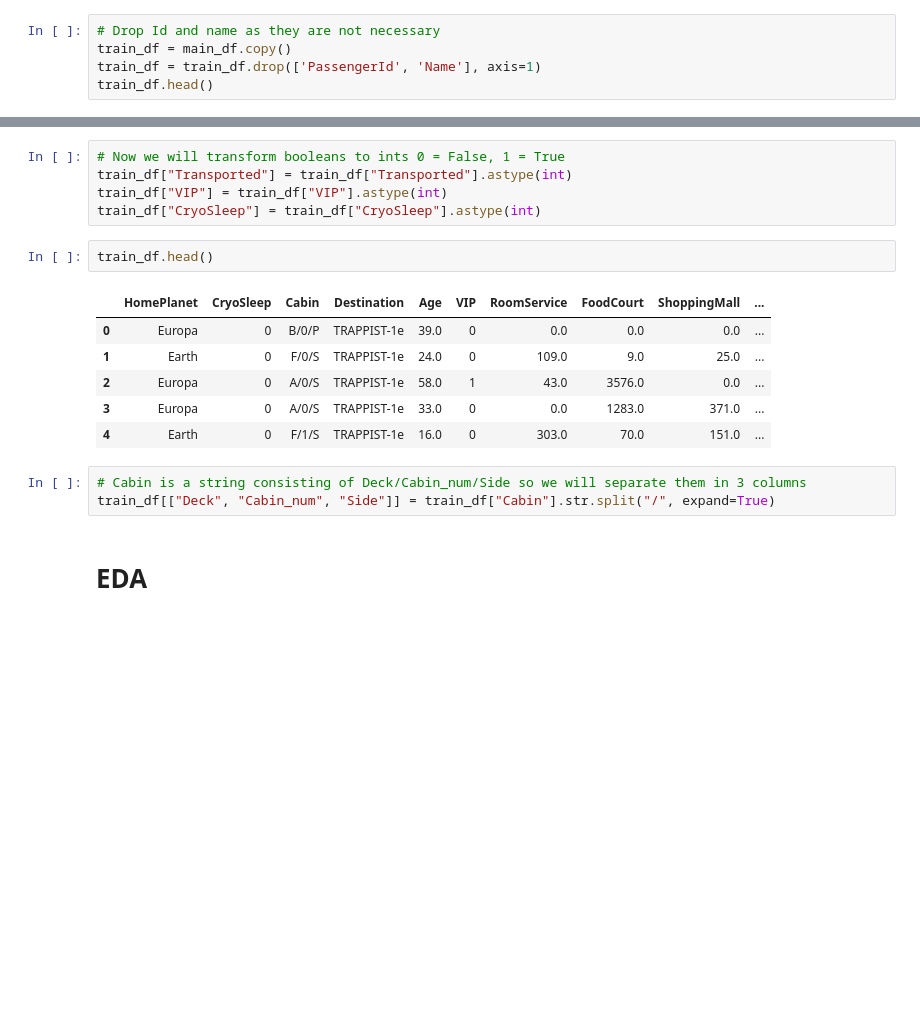
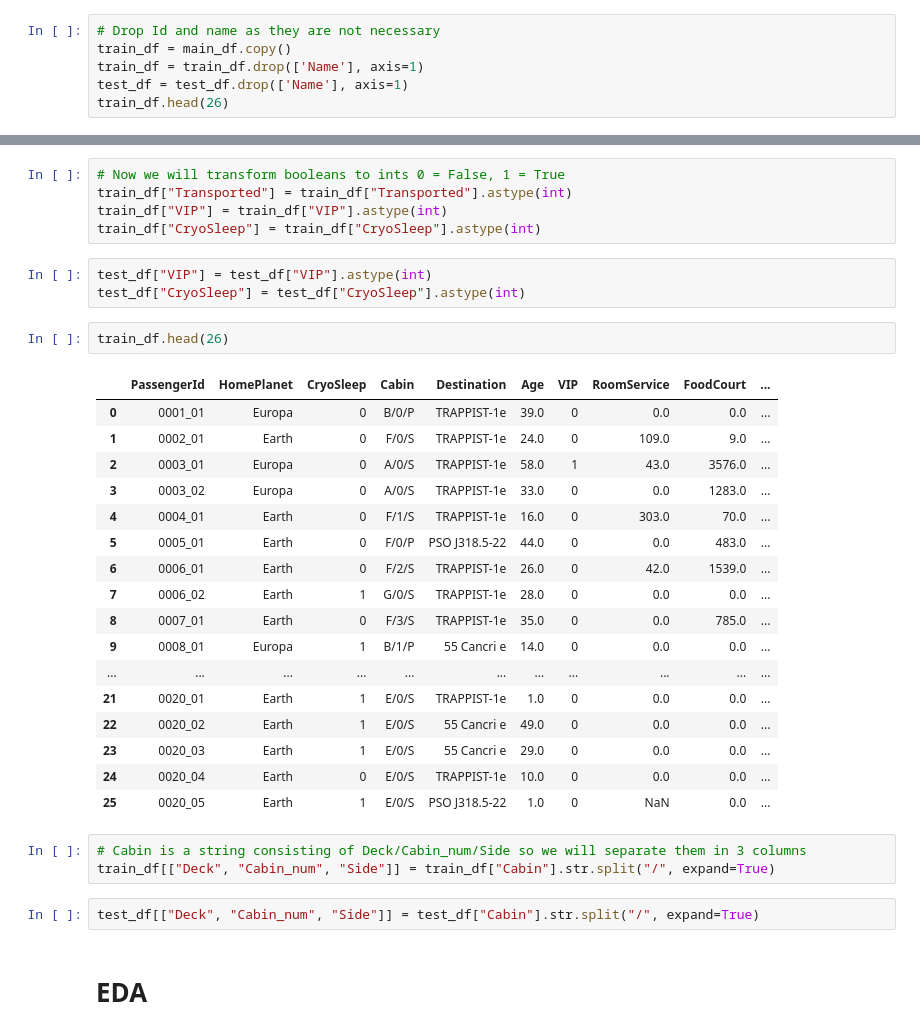
Before and after one commit to JavierMatasPose/Spaceship-Kaggle, a Jupyter notebook: main.ipynb, the cells around one changed output, grey strips where cells are left out. Saved outputs shown, nothing was run; the diff lists cells and outputs as text; blank space fills up the shorter version.

```diff
--- a/main.ipynb
+++ b/main.ipynb
@@ -106,6 +138,7 @@ Prepare dataset for training
 # %%
 # Drop Id and name as they are not necessary
 train_df = main_df.copy()
-train_df = train_df.drop(['PassengerId', 'Name'], axis=1)
-train_df.head()
+train_df = train_df.drop(['Name'], axis=1)
+test_df = test_df.drop(['Name'], axis=1)
+train_df.head(26)
 # %% [output]
@@ -155,18 +234,34 @@ dtype: int64
 train_df["Transported"] = train_df["Transported"].astype(int)
 train_df["VIP"] = train_df["VIP"].astype(int)
 train_df["CryoSleep"] = train_df["CryoSleep"].astype(int)
+# %%
+test_df["VIP"] = test_df["VIP"].astype(int)
+test_df["CryoSleep"] = test_df["CryoSleep"].astype(int)
 # %%
-train_df.head()
+train_df.head(26)
 # %% [output]
-|  | HomePlanet | CryoSleep | Cabin | Destination | Age | VIP | RoomService | FoodCourt | ShoppingMall | ... |
-| 0 | Europa | 0 | B/0/P | TRAPPIST-1e | 39.0 | 0 | 0.0 | 0.0 | 0.0 | ... |
-| 1 | Earth | 0 | F/0/S | TRAPPIST-1e | 24.0 | 0 | 109.0 | 9.0 | 25.0 | ... |
-| 2 | Europa | 0 | A/0/S | TRAPPIST-1e | 58.0 | 1 | 43.0 | 3576.0 | 0.0 | ... |
-| 3 | Europa | 0 | A/0/S | TRAPPIST-1e | 33.0 | 0 | 0.0 | 1283.0 | 371.0 | ... |
-| 4 | Earth | 0 | F/1/S | TRAPPIST-1e | 16.0 | 0 | 303.0 | 70.0 | 151.0 | ... |
+|  | PassengerId | HomePlanet | CryoSleep | Cabin | Destination | Age | VIP | RoomService | FoodCourt | ... |
+| 0 | 0001_01 | Europa | 0 | B/0/P | TRAPPIST-1e | 39.0 | 0 | 0.0 | 0.0 | ... |
+| 1 | 0002_01 | Earth | 0 | F/0/S | TRAPPIST-1e | 24.0 | 0 | 109.0 | 9.0 | ... |
+| 2 | 0003_01 | Europa | 0 | A/0/S | TRAPPIST-1e | 58.0 | 1 | 43.0 | 3576.0 | ... |
+| 3 | 0003_02 | Europa | 0 | A/0/S | TRAPPIST-1e | 33.0 | 0 | 0.0 | 1283.0 | ... |
+| 4 | 0004_01 | Earth | 0 | F/1/S | TRAPPIST-1e | 16.0 | 0 | 303.0 | 70.0 | ... |
+| 5 | 0005_01 | Earth | 0 | F/0/P | PSO J318.5-22 | 44.0 | 0 | 0.0 | 483.0 | ... |
+| 6 | 0006_01 | Earth | 0 | F/2/S | TRAPPIST-1e | 26.0 | 0 | 42.0 | 1539.0 | ... |
+| 7 | 0006_02 | Earth | 1 | G/0/S | TRAPPIST-1e | 28.0 | 0 | 0.0 | 0.0 | ... |
+| 8 | 0007_01 | Earth | 0 | F/3/S | TRAPPIST-1e | 35.0 | 0 | 0.0 | 785.0 | ... |
+| 9 | 0008_01 | Europa | 1 | B/1/P | 55 Cancri e | 14.0 | 0 | 0.0 | 0.0 | ... |
+| ... | ... | ... | ... | ... | ... | ... | ... | ... | ... | ... |
+| 21 | 0020_01 | Earth | 1 | E/0/S | TRAPPIST-1e | 1.0 | 0 | 0.0 | 0.0 | ... |
+| 22 | 0020_02 | Earth | 1 | E/0/S | 55 Cancri e | 49.0 | 0 | 0.0 | 0.0 | ... |
+| 23 | 0020_03 | Earth | 1 | E/0/S | 55 Cancri e | 29.0 | 0 | 0.0 | 0.0 | ... |
+| 24 | 0020_04 | Earth | 0 | E/0/S | TRAPPIST-1e | 10.0 | 0 | 0.0 | 0.0 | ... |
+| 25 | 0020_05 | Earth | 1 | E/0/S | PSO J318.5-22 | 1.0 | 0 | NaN | 0.0 | ... |
 # %%
 # Cabin is a string consisting of Deck/Cabin_num/Side so we will separate them in 3 columns
 train_df[["Deck", "Cabin_num", "Side"]] = train_df["Cabin"].str.split("/", expand=True)
+# %%
+test_df[["Deck", "Cabin_num", "Side"]] = test_df["Cabin"].str.split("/", expand=True)
 # %% [markdown]
 # EDA
 # %%
```
Also changed, not shown: parts of 62 cells of this notebook, 5 other files.
